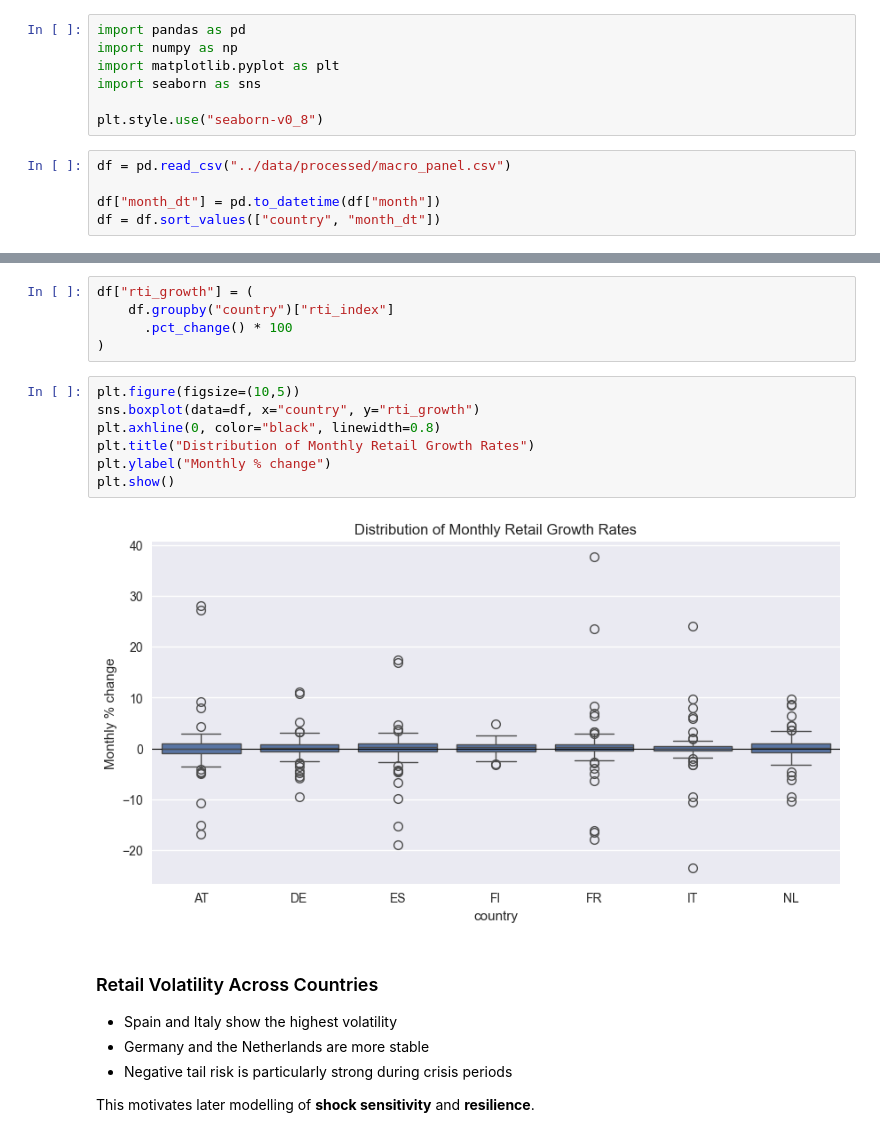
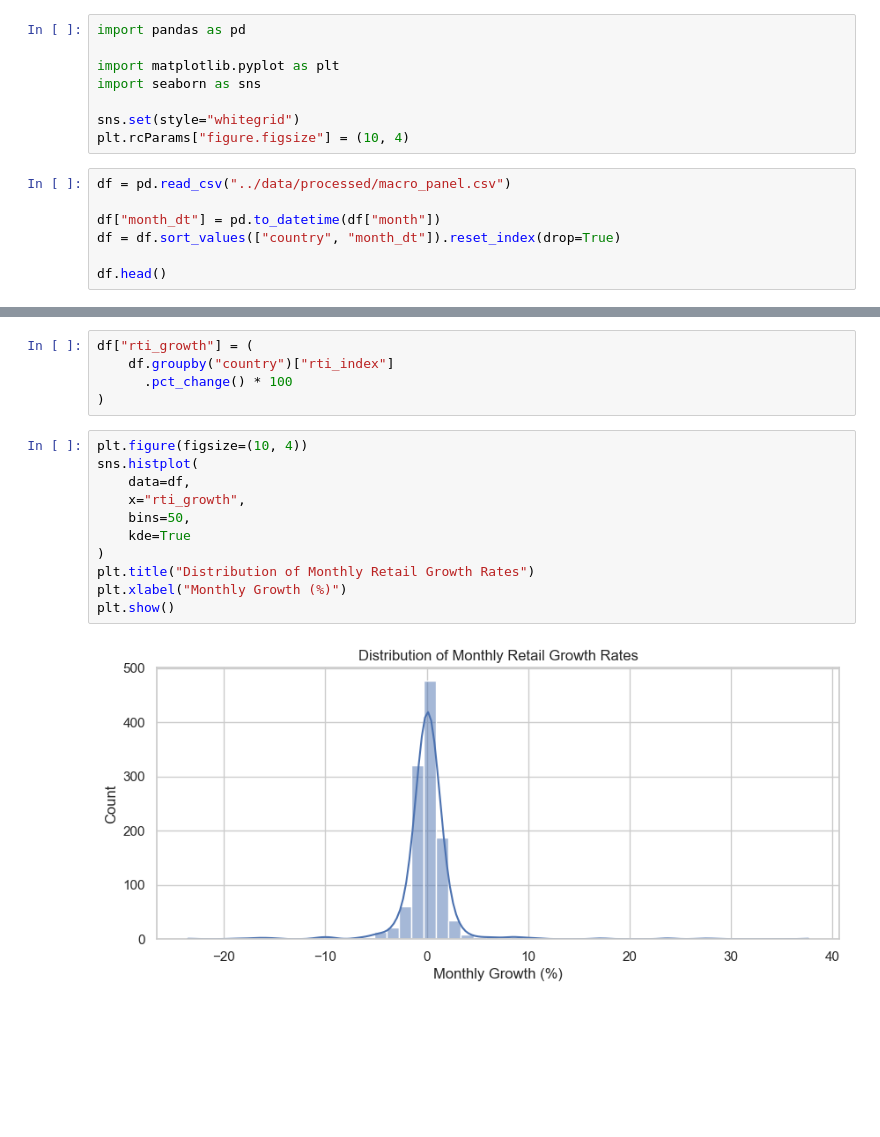
Before and after one commit to gsanaev/retail-data-intelligence, a Jupyter notebook: notebooks/02_retail_dynamics.ipynb, the cells around one changed output, grey strips where cells are left out. Saved outputs shown, nothing was run; the diff lists cells and outputs as text; blank space fills up the shorter version.

```diff
--- a/notebooks/02_retail_dynamics.ipynb
+++ b/notebooks/02_retail_dynamics.ipynb
@@ -15,12 +23,15 @@ augmented by inflation and sentiment indicators.
 # %%
 import pandas as pd
-import numpy as np
+
 import matplotlib.pyplot as plt
 import seaborn as sns
 
-plt.style.use("seaborn-v0_8")
+sns.set(style="whitegrid")
+plt.rcParams["figure.figsize"] = (10, 4)
 # %%
 df = pd.read_csv("../data/processed/macro_panel.csv")
 
 df["month_dt"] = pd.to_datetime(df["month"])
-df = df.sort_values(["country", "month_dt"])
+df = df.sort_values(["country", "month_dt"]).reset_index(drop=True)
+
+df.head()
@@ -93,19 +78,15 @@ df["rti_growth"] = (
       .pct_change() * 100
 )
 # %%
-plt.figure(figsize=(10,5))
-sns.boxplot(data=df, x="country", y="rti_growth")
-plt.axhline(0, color="black", linewidth=0.8)
+plt.figure(figsize=(10, 4))
+sns.histplot(
+    data=df,
+    x="rti_growth",
+    bins=50,
+    kde=True
+)
 plt.title("Distribution of Monthly Retail Growth Rates")
-plt.ylabel("Monthly % change")
+plt.xlabel("Monthly Growth (%)")
 plt.show()
 # %% [output]
-[figure, old version]
+[figure, new version]
-# %% [markdown]
-### Retail Volatility Across Countries
-
-- Spain and Italy show the highest volatility
-- Germany and the Netherlands are more stable
-- Negative tail risk is particularly strong during crisis periods
-
-This motivates later modelling of **shock sensitivity** and **resilience**.
```
Also changed, not shown: parts of 23 cells of this notebook, 8 other files.
